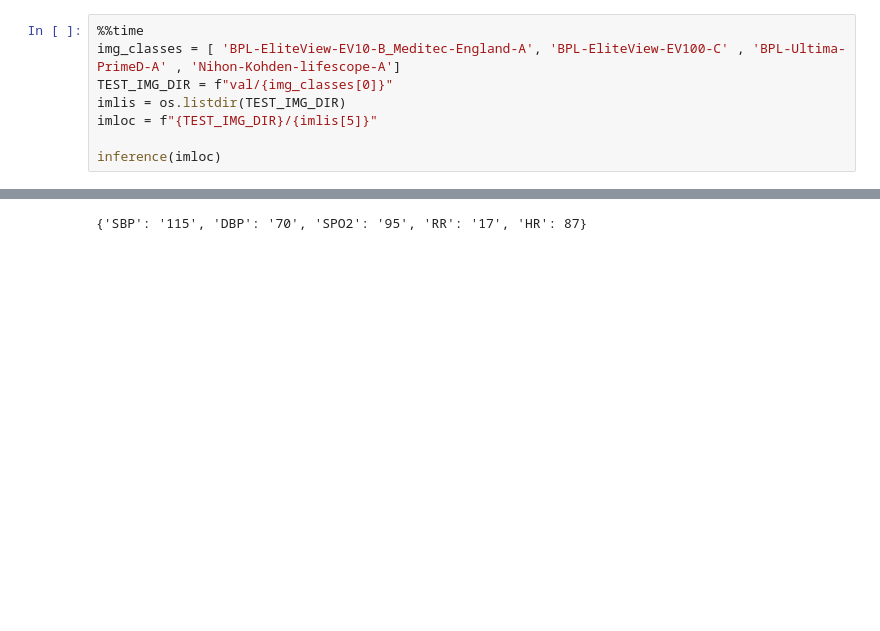
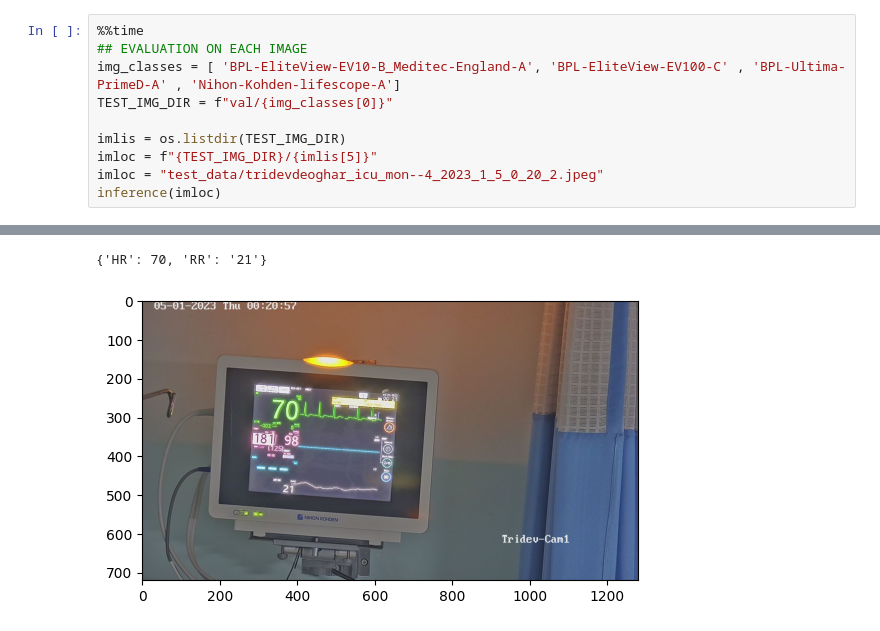
Before and after one commit to COPS-IITBHU/Vital-Extraction-Challenge, a Jupyter notebook: Baseline1.ipynb, the cells around one changed output, grey strips where cells are left out. Saved outputs shown, nothing was run; the diff lists cells and outputs as text; blank space fills up the shorter version.

```diff
--- a/Baseline1.ipynb
+++ b/Baseline1.ipynb
@@ -447,10 +146,12 @@ def inference(image_path):
     return result
 # %%
 %%time
+## EVALUATION ON EACH IMAGE
 img_classes = [ 'BPL-EliteView-EV10-B_Meditec-England-A', 'BPL-EliteView-EV100-C' , 'BPL-Ultima-PrimeD-A' , 'Nihon-Kohden-lifescope-A']
 TEST_IMG_DIR = f"val/{img_classes[0]}"
+
 imlis = os.listdir(TEST_IMG_DIR)
 imloc = f"{TEST_IMG_DIR}/{imlis[5]}"
-
+imloc = "test_data/tridevdeoghar_icu_mon--4_2023_1_5_0_20_2.jpeg"
 inference(imloc)
 # %% [output]
@@ -462 +163,2 @@ Wall time: 699 ms
-{'SBP': '115', 'DBP': '70', 'SPO2': '95', 'RR': '17', 'HR': 87}
+{'HR': 70, 'RR': '21'}
+[figure, added]
```
Also changed, not shown: parts of 22 cells of this notebook, 17 other files.
